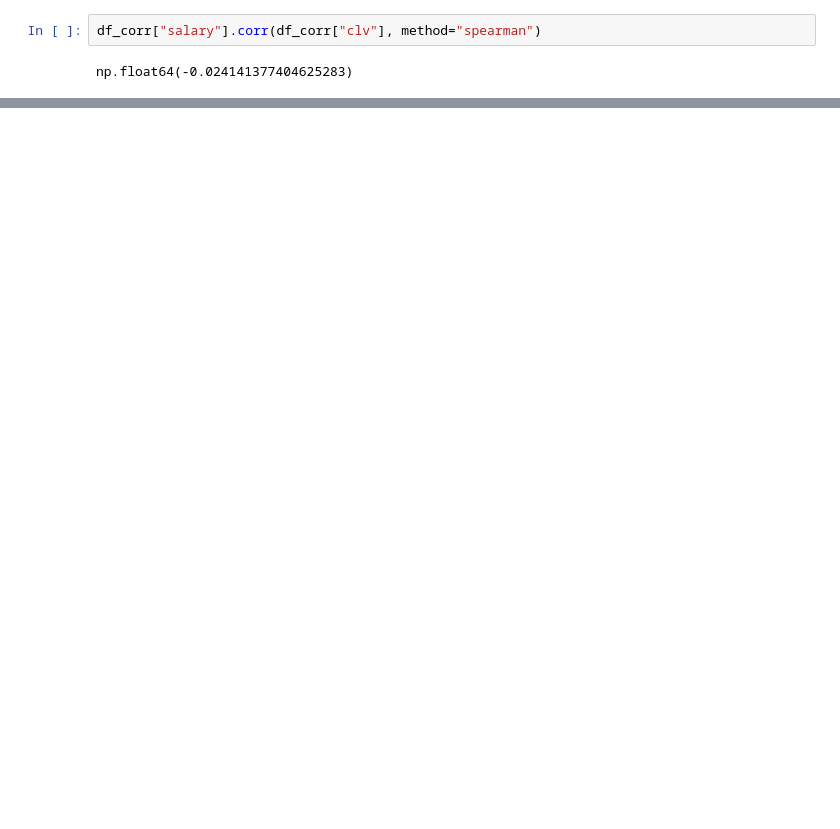
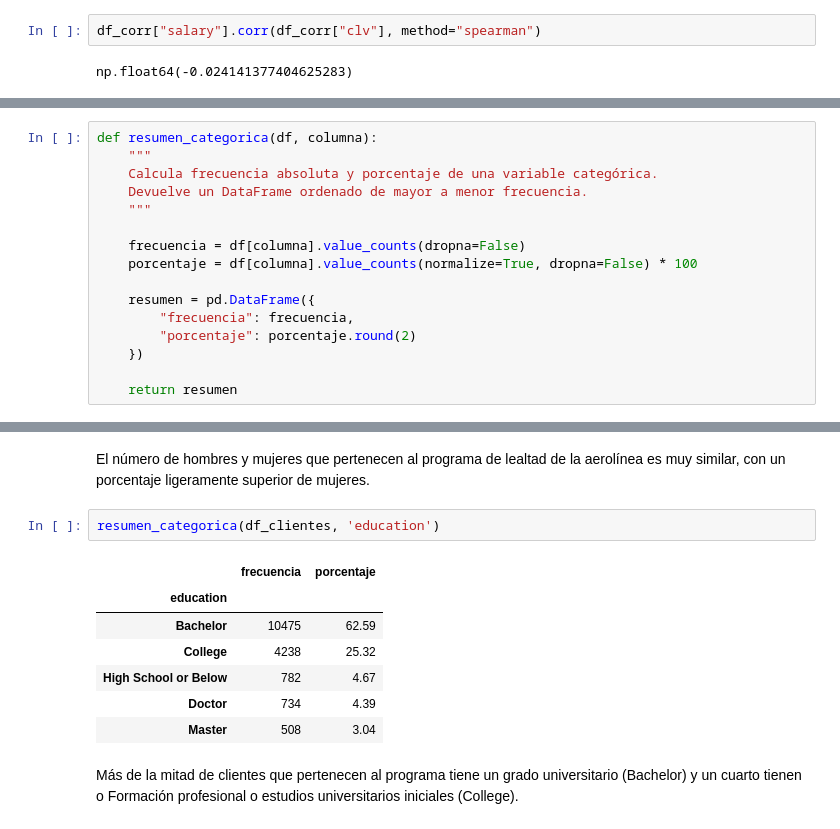
Before and after one commit to Adalab/bda-modulo-3-evaluacion-final-beatrizsjj, a Jupyter notebook: Analisis.ipynb, the cells around one changed output, grey strips where cells are left out. Saved outputs shown, nothing was run; the diff lists cells and outputs as text; blank space fills up the shorter version.

```diff
--- a/Analisis.ipynb
+++ b/Analisis.ipynb
@@ -501,0 +612,16 @@ El gráfico de dispersión entre Salary y CLV no muestra una relación lineal cl
+# %%
+def resumen_categorica(df, columna):
+    """
+    Calcula frecuencia absoluta y porcentaje de una variable categórica.
+    Devuelve un DataFrame ordenado de mayor a menor frecuencia.
+    """
+
+    frecuencia = df[columna].value_counts(dropna=False)
+    porcentaje = df[columna].value_counts(normalize=True, dropna=False) * 100
+
+    resumen = pd.DataFrame({
+        "frecuencia": frecuencia,
+        "porcentaje": porcentaje.round(2)
+    })
+
+    return resumen
@@ -501,0 +636,14 @@ El gráfico de dispersión entre Salary y CLV no muestra una relación lineal cl
+# %% [markdown]
+El número de hombres y mujeres que pertenecen al programa de lealtad de la aerolínea es muy similar, con un porcentaje ligeramente superior de mujeres.
+# %%
+resumen_categorica(df_clientes, 'education')
+# %% [output]
+|  | frecuencia | porcentaje |
+| education |  |  |
+| Bachelor | 10475 | 62.59 |
+| College | 4238 | 25.32 |
+| High School or Below | 782 | 4.67 |
+| Doctor | 734 | 4.39 |
+| Master | 508 | 3.04 |
+# %% [markdown]
+Más de la mitad de clientes que pertenecen al programa tiene un grado universitario (Bachelor) y un cuarto tienen o Formación profesional o estudios universitarios iniciales (College).
```
Also changed, not shown: parts of 22 cells of this notebook, 1 other file.
